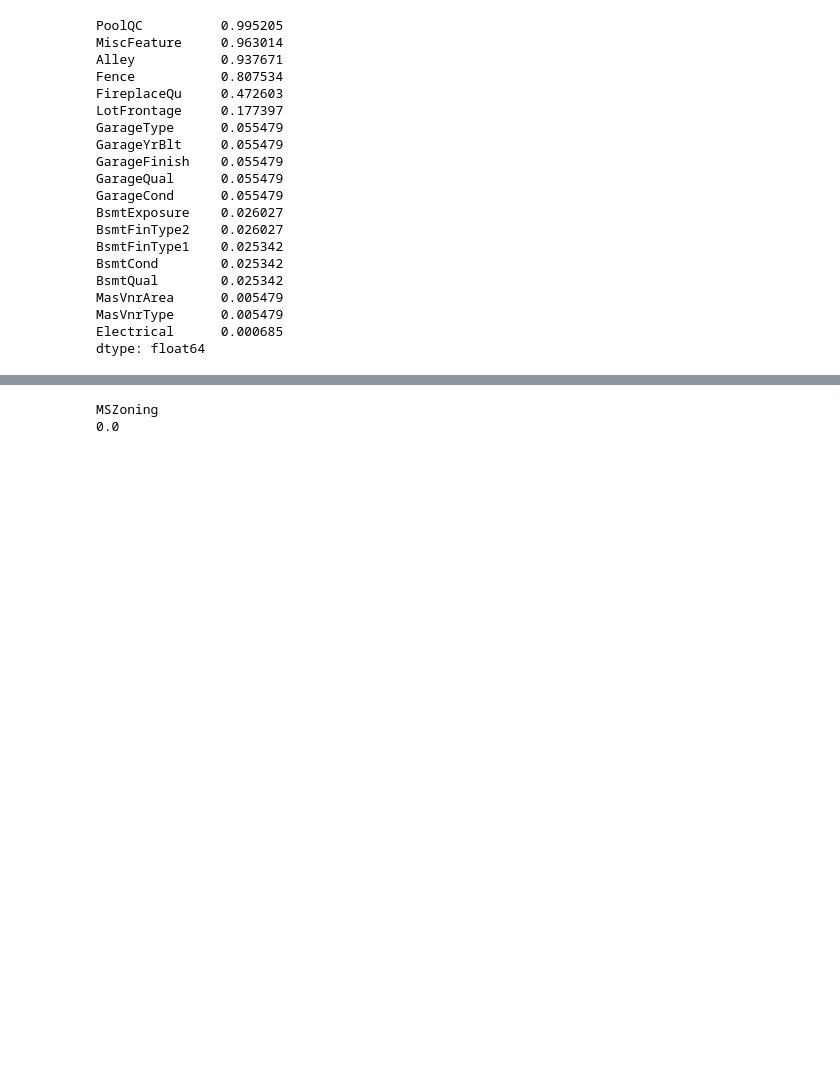
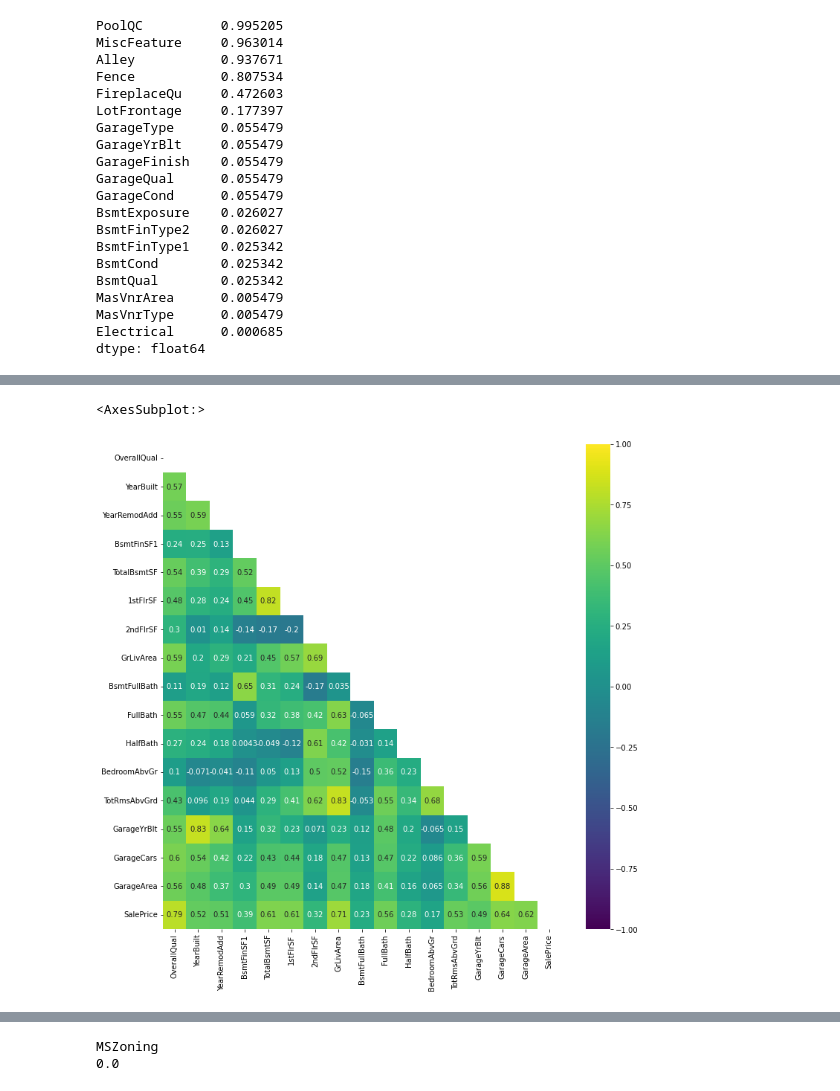
Before and after one commit to Nikalozj/House-Prices-Kaggle, a Jupyter notebook: Exploratory Data Analysis.ipynb, the cells around one changed output, grey strips where cells are left out. Cells and saved outputs as stored; diff of their text form; code cells hidden in the pictures; blank space fills up the shorter version.

Commit message:
Add correlation analysis

```diff
--- a/Exploratory Data Analysis.ipynb
+++ b/Exploratory Data Analysis.ipynb
@@ -269,0 +130,12 @@ for column in housing.select_dtypes(exclude = ["object"]).columns:
+# %%
+# Check all correlations above 0.6
+corr = housing.corr()
+cols = corr[corr[(corr > 0.6) | (corr < -0.6)].sum() > 1].index
+corr = corr.loc[cols][cols]
+matrix = np.triu(corr.loc[cols][cols])
+
+plt.figure(figsize = (12, 12))
+sns.heatmap(corr, cmap = 'viridis', annot = True, vmin = -1, vmax = 1, mask = matrix)
+# %% [output]
+<AxesSubplot:>
+[figure, added]
```
Also changed, not shown: parts of 20 cells of this notebook.
